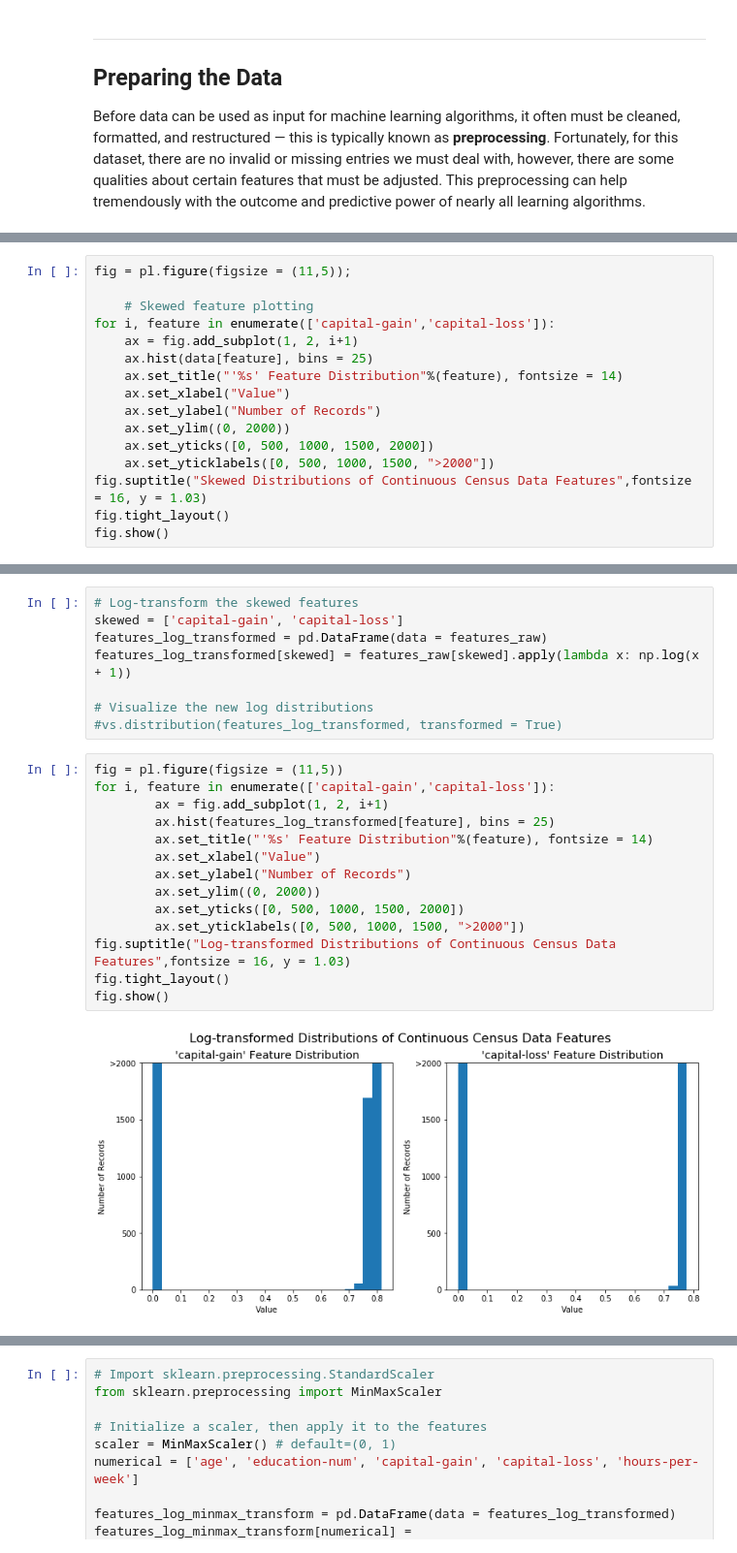
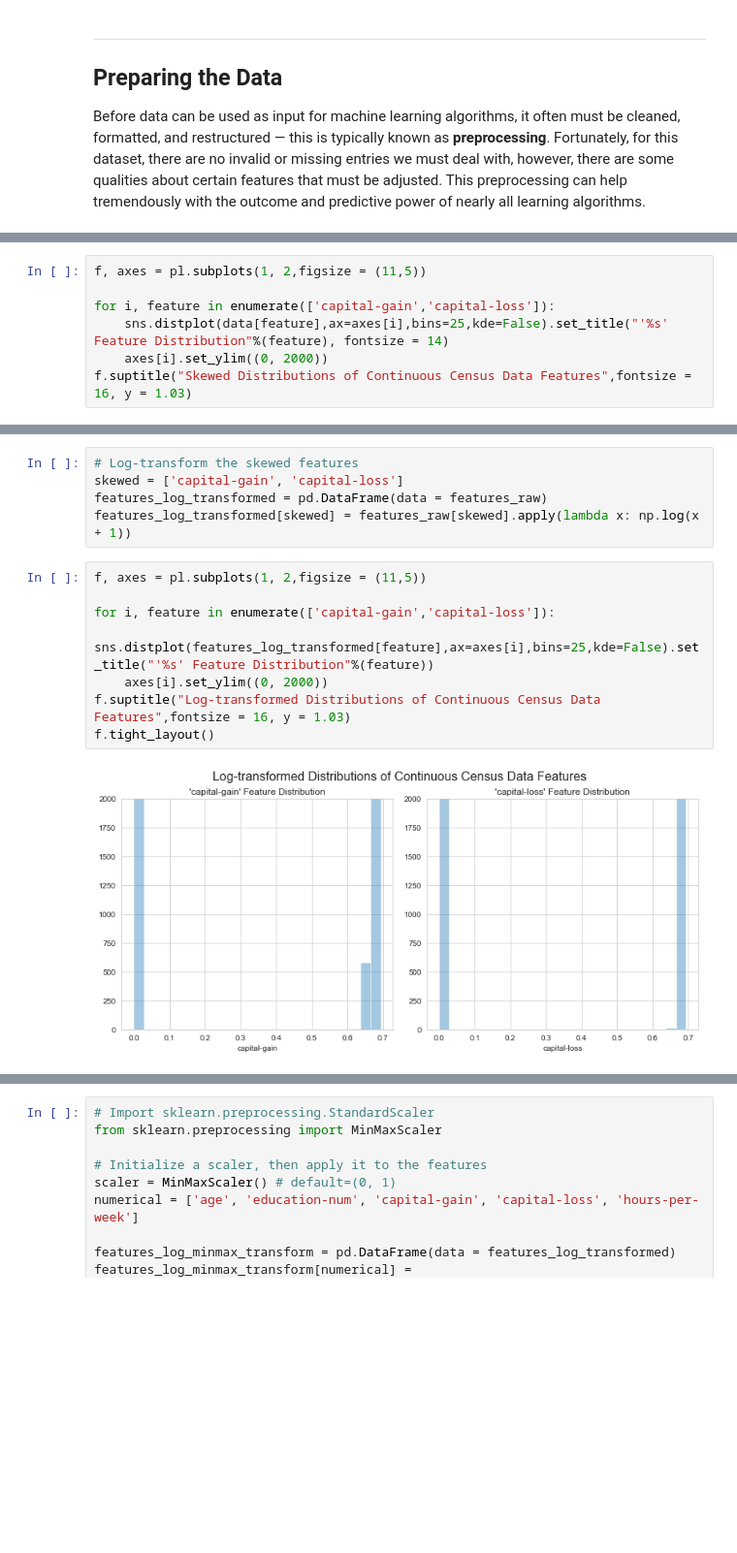
Before and after one commit to m23sawant/CharityML, a Jupyter notebook: finding_donors.ipynb, the cells around one changed output, grey strips where cells are left out. Shown at 97% size. Saved outputs shown, nothing was run; the diff lists cells and outputs as text; blank space fills up the shorter version.

```diff
--- a/finding_donors.ipynb
+++ b/finding_donors.ipynb
@@ -115,17 +92,8 @@ features_raw = data.drop('income', axis = 1)
 # %%
-fig = pl.figure(figsize = (11,5));
+f, axes = pl.subplots(1, 2,figsize = (11,5))
 
-    # Skewed feature plotting
 for i, feature in enumerate(['capital-gain','capital-loss']):
-    ax = fig.add_subplot(1, 2, i+1)
-    ax.hist(data[feature], bins = 25)
-    ax.set_title("'%s' Feature Distribution"%(feature), fontsize = 14)
-    ax.set_xlabel("Value")
-    ax.set_ylabel("Number of Records")
-    ax.set_ylim((0, 2000))
-    ax.set_yticks([0, 500, 1000, 1500, 2000])
-    ax.set_yticklabels([0, 500, 1000, 1500, ">2000"])
-fig.suptitle("Skewed Distributions of Continuous Census Data Features",fontsize = 16, y = 1.03)
-fig.tight_layout()
-fig.show()
+    sns.distplot(data[feature],ax=axes[i],bins=25,kde=False).set_title("'%s' Feature Distribution"%(feature), fontsize = 14)
+    axes[i].set_ylim((0, 2000))
+f.suptitle("Skewed Distributions of Continuous Census Data Features",fontsize = 16, y = 1.03)
 # %% [output]
@@ -139,25 +106,16 @@ Run the code cell below to perform a transformation on the data and visualize th
 skewed = ['capital-gain', 'capital-loss']
 features_log_transformed = pd.DataFrame(data = features_raw)
 features_log_transformed[skewed] = features_raw[skewed].apply(lambda x: np.log(x + 1))
-
-# Visualize the new log distributions
-#vs.distribution(features_log_transformed, transformed = True)
 # %%
-fig = pl.figure(figsize = (11,5))
+f, axes = pl.subplots(1, 2,figsize = (11,5))
+
 for i, feature in enumerate(['capital-gain','capital-loss']):
-        ax = fig.add_subplot(1, 2, i+1)
-        ax.hist(features_log_transformed[feature], bins = 25)
-        ax.set_title("'%s' Feature Distribution"%(feature), fontsize = 14)
-        ax.set_xlabel("Value")
-        ax.set_ylabel("Number of Records")
-        ax.set_ylim((0, 2000))
-        ax.set_yticks([0, 500, 1000, 1500, 2000])
-        ax.set_yticklabels([0, 500, 1000, 1500, ">2000"])
-fig.suptitle("Log-transformed Distributions of Continuous Census Data Features",fontsize = 16, y = 1.03)
-fig.tight_layout()
-fig.show()
+    sns.distplot(features_log_transformed[feature],ax=axes[i],bins=25,kde=False).set_title("'%s' Feature Distribution"%(feature))
+    axes[i].set_ylim((0, 2000))
+f.suptitle("Log-transformed Distributions of Continuous Census Data Features",fontsize = 16, y = 1.03)
+f.tight_layout()
 # %% [output]
-[figure, old version]
+[figure, new version]
 # %% [markdown]
 ### Normalizing Numerical Features
 In addition to performing transformations on features that are highly skewed, it is often good practice to perform some type of scaling on numerical features. Applying a scaling to the data does not change the shape of each feature's distribution (such as `'capital-gain'` or `'capital-loss'` above); however, normalization ensures that each feature is treated equally when applying supervised learners. Note that once scaling is applied, observing the data in its raw form will no longer have the same original meaning, as exampled below.
```
Also changed, not shown: parts of 53 cells of this notebook.
